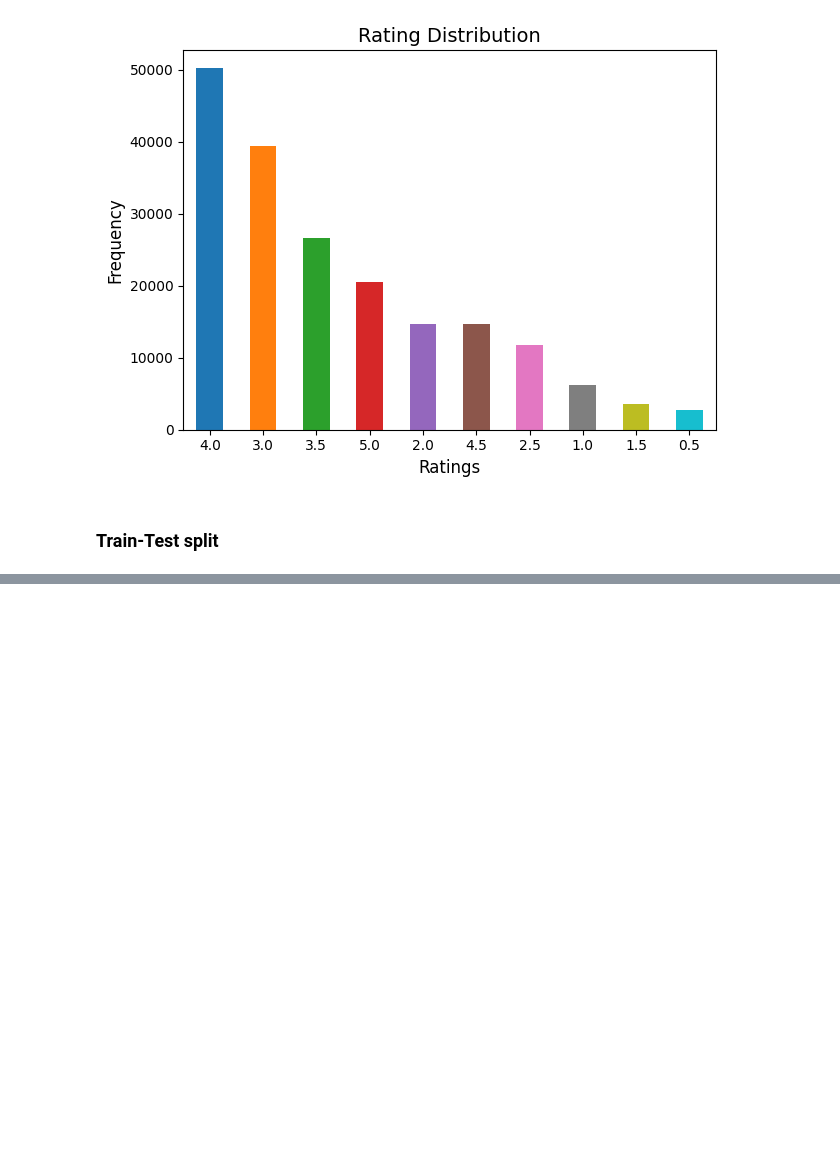
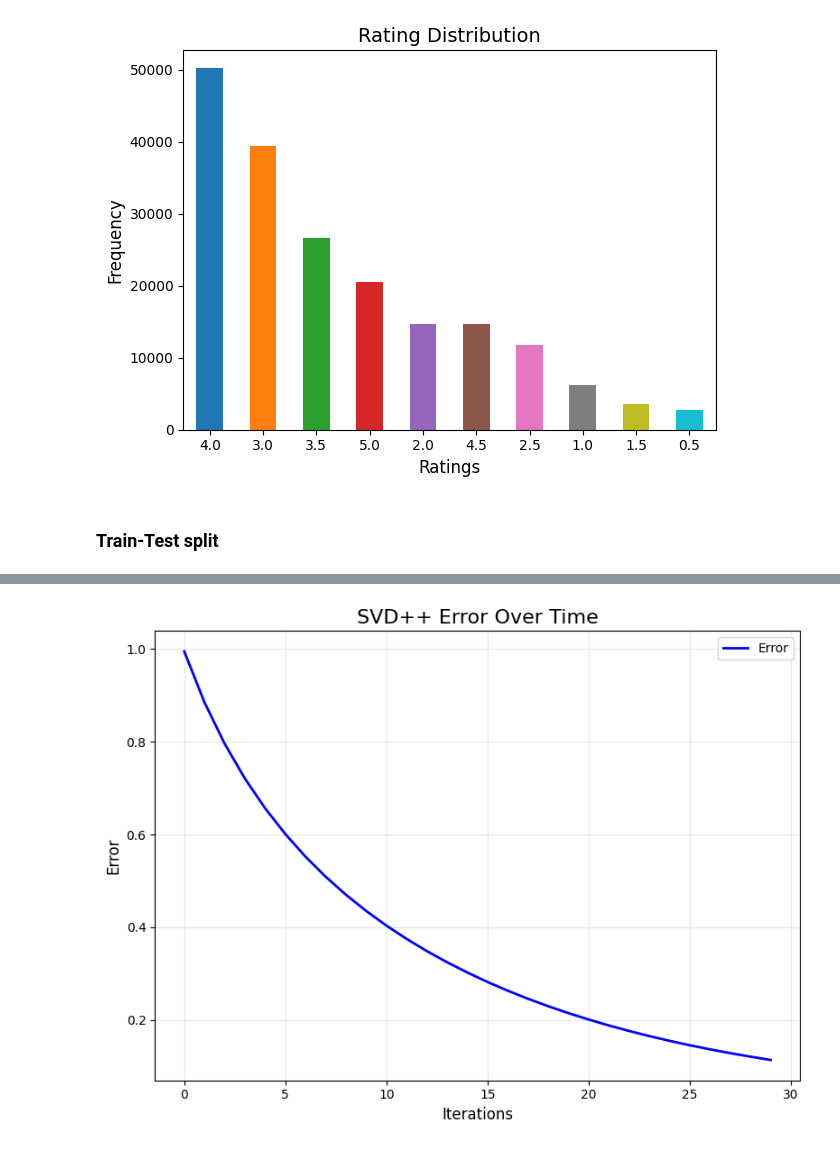
Before and after one commit to bm-coelho/alglin-trab, a Jupyter notebook: demo.ipynb, the cells around one changed output, grey strips where cells are left out. Cells and saved outputs as stored; diff of their text form; code cells hidden in the pictures; blank space fills up the shorter version.

```diff
--- a/demo.ipynb
+++ b/demo.ipynb
@@ -175,0 +323,13 @@ plot_rating_distribution(ratings_df)
+# %%
+ratings_sample_df = ratings_df.sample(frac=0.001, random_state=42)
+
+sample_user_mapping = {user: idx for idx, user in enumerate(ratings_sample_df['userId'].unique())}
+sample_item_mapping = {item: idx for idx, item in enumerate(ratings_sample_df['movieId'].unique())}
+
+ratings_sample_df['userId'] = ratings_sample_df['userId'].map(sample_user_mapping)
+ratings_sample_df['movieId'] = ratings_sample_df['movieId'].map(sample_item_mapping)
+
+# Sample train-test split
+sample_train, sample_test = train_test_split(ratings_sample_df, test_size=.2, random_state=2)
+
+ratings_sample_df
@@ -175,0 +352,22 @@ plot_rating_distribution(ratings_df)
+# %%
+global_mean, bu, bi, p, q, implicit_factors, error = svdpp.train_svdpp(ratings_sample_df, sample_train, 2, miter=30)
+# %%
+def plot_error(error, title="SVD++ Error Over Time", xlabel="Iterations", ylabel="Error", grid=True):
+    """
+    Plots the error values with enhancements for better visualization.
+    """
+    plt.figure(figsize=(8, 6))  # Adjust figure size for better readability
+    plt.plot(error, label="Error", color="blue", linewidth=2)  # Customize line appearance
+    plt.title(title, fontsize=16)
+    plt.xlabel(xlabel, fontsize=12)
+    plt.ylabel(ylabel, fontsize=12)
+    plt.legend(fontsize=10)  # Add a legend
+    if grid:
+        plt.grid(alpha=0.3)  # Add light gridlines for better readability
+    plt.tight_layout()  # Ensure no clipping of labels
+    plt.show()
+
+
+plot_error(error)
+# %% [output]
+[figure, added]
```
Also changed, not shown: parts of 21 cells of this notebook, 8 other files.
